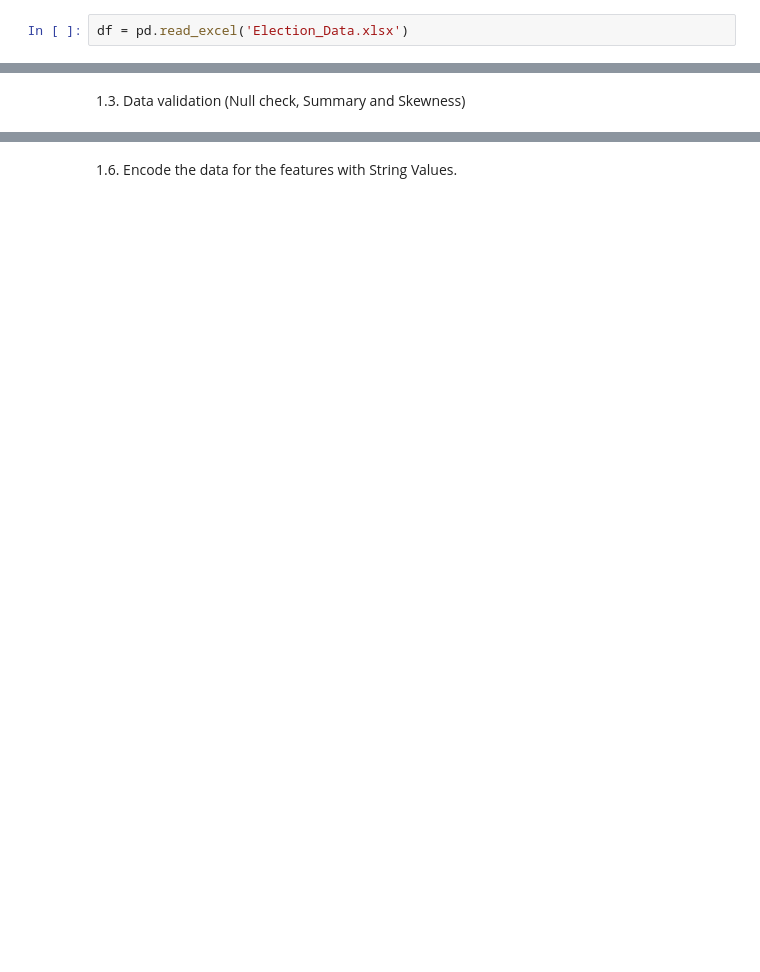
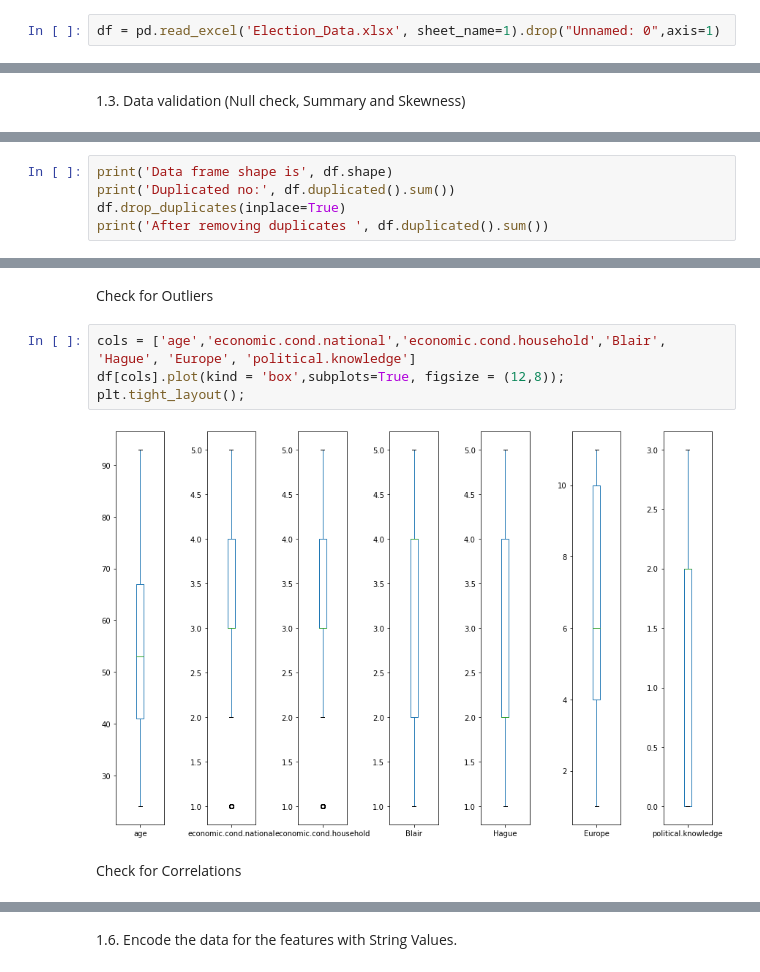
Before and after one commit to sainadh6414/datascience, a Jupyter notebook: _6_machine_learning/project/Notebook.ipynb, the cells around one changed output, grey strips where cells are left out. Saved outputs shown, nothing was run; the diff lists cells and outputs as text; blank space fills up the shorter version.

```diff
--- a/_6_machine_learning/project/Notebook.ipynb
+++ b/_6_machine_learning/project/Notebook.ipynb
@@ -7,4 +28,4 @@ import numpy as np
 # %%
-df = pd.read_excel('Election_Data.xlsx')
+df = pd.read_excel('Election_Data.xlsx', sheet_name=1).drop("Unnamed: 0",axis=1)
 # %% [markdown]
 1.1.	Data description and Inferences
@@ -18,0 +117,5 @@ df = pd.read_excel('Election_Data.xlsx')
+# %%
+print('Data frame shape is', df.shape)
+print('Duplicated no:', df.duplicated().sum())
+df.drop_duplicates(inplace=True)
+print('After removing duplicates ', df.duplicated().sum())
@@ -18,0 +149,10 @@ df = pd.read_excel('Election_Data.xlsx')
+# %% [markdown]
+Check for Outliers
+# %%
+cols = ['age','economic.cond.national','economic.cond.household','Blair', 'Hague', 'Europe', 'political.knowledge']
+df[cols].plot(kind = 'box',subplots=True, figsize = (12,8));
+plt.tight_layout();
+# %% [output]
+[figure, added]
+# %% [markdown]
+Check for Correlations
```
Also changed, not shown: parts of 125 cells of this notebook, 2 other files.
